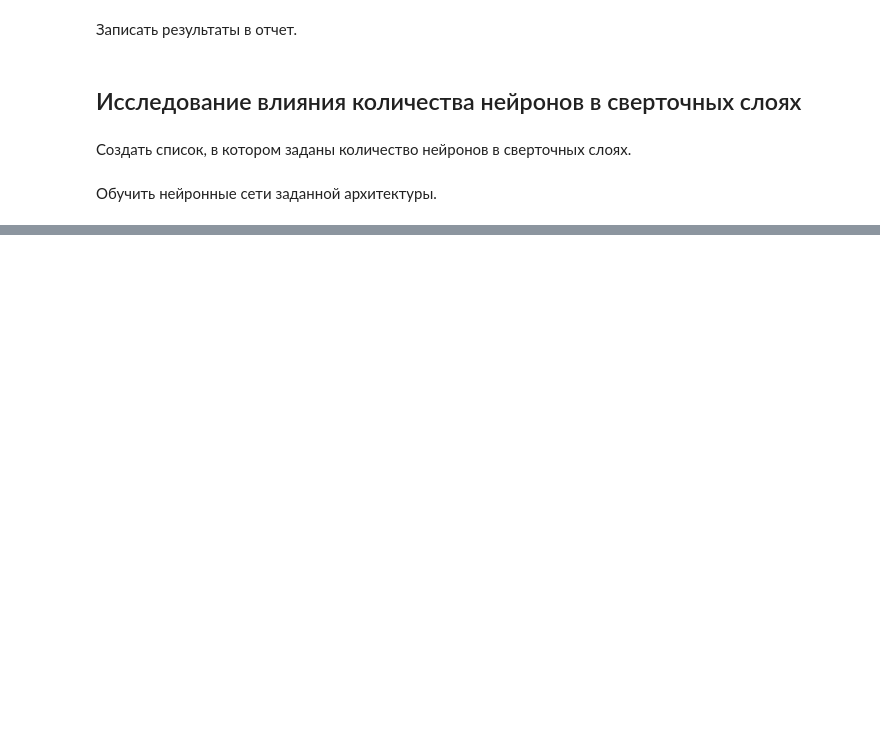
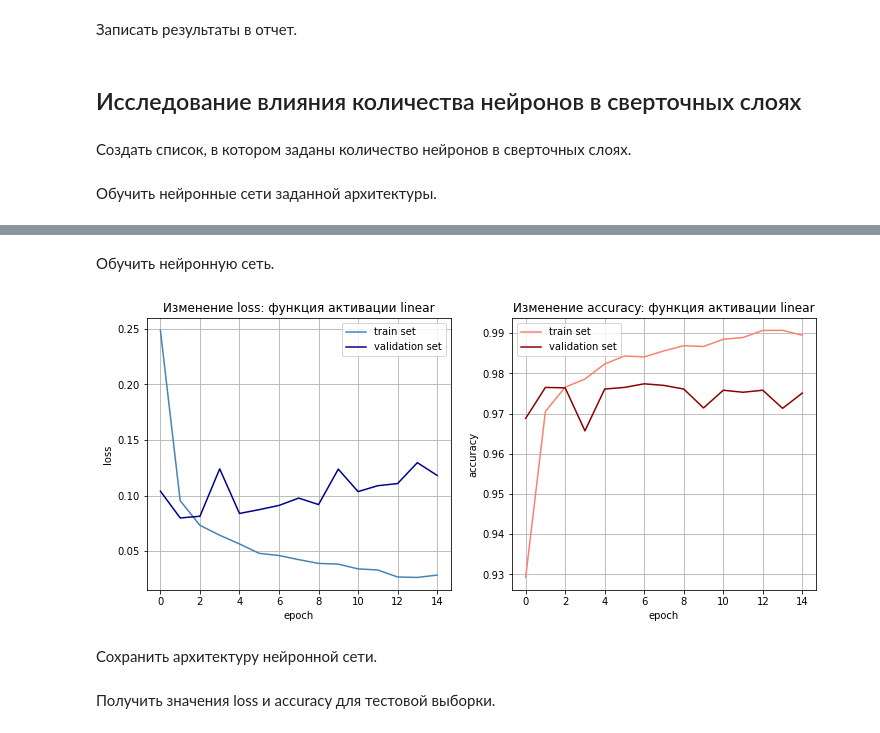
Before and after one commit to new-divos/aiu-tasks, a Jupyter notebook: notebooks/03-mnist/light.ipynb, the cells around one changed output, grey strips where cells are left out. Cells and saved outputs as stored; diff of their text form; code cells hidden in the pictures; blank space fills up the shorter version.

```diff
--- a/notebooks/03-mnist/light.ipynb
+++ b/notebooks/03-mnist/light.ipynb
@@ -343,0 +375,17 @@ plt.show();
+# %% [markdown]
+Обучить нейронную сеть.
+# %%
+history = net.fit(
+    x_train,
+    y_train,
+    batch_size=128,
+    epochs=EPOCHS,
+    validation_data=(x_val, y_val),
+    verbose=0
+)
+
+plot_history(history, subtitle="функция активации linear");
+# %% [output]
+[figure, added]
+# %% [markdown]
+Сохранить архитектуру нейронной сети.
@@ -343,0 +394,2 @@ plt.show();
+# %% [markdown]
+Получить значения loss и accuracy для тестовой выборки.
```
Also changed, not shown: parts of 82 cells of this notebook.
